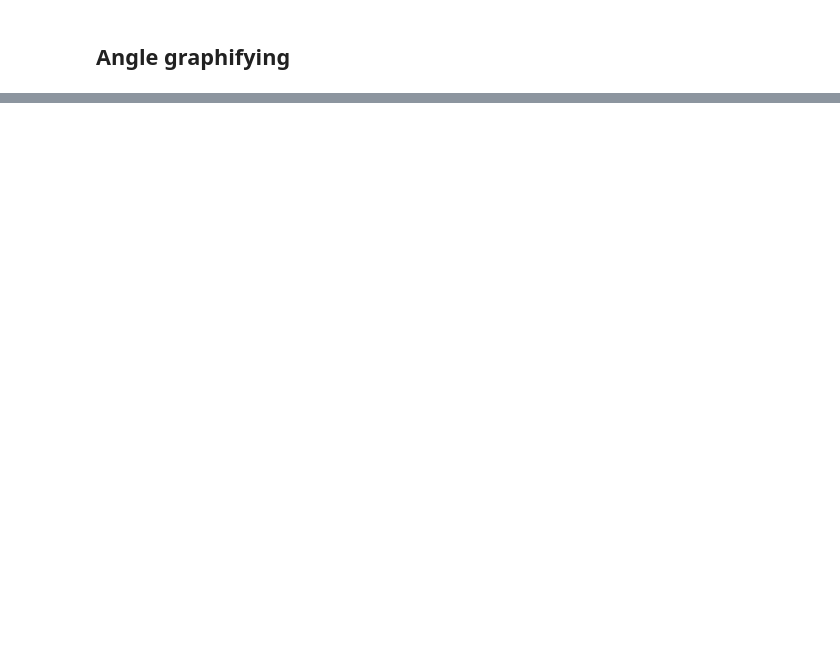
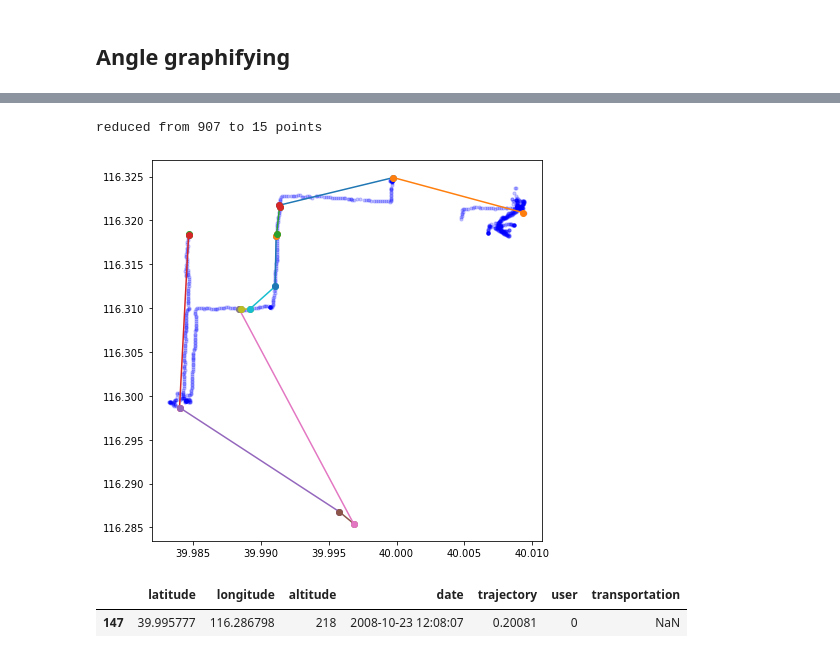
Before and after one commit to svensesen/Beijing-Topo, a Jupyter notebook: test.ipynb, the cells around one changed output, grey strips where cells are left out. Drawn from its saved outputs; the diff is of its cells as text; code cells hidden in the pictures; blank space fills up the shorter version.

```diff
--- a/test.ipynb
+++ b/test.ipynb
@@ -86,0 +157,23 @@ print(graph.edges)
+# %%
+fig, ax = plt.subplots(figsize = (7,7))
+ax.scatter(dft.latitude, dft.longitude, zorder=1, alpha= 0.2, c='b', s=10)
+
+for edge in graph.edges:
+    lat1 = min(edge.vertices).latitude
+    long1 = min(edge.vertices).longitude
+
+    lat2 = max(edge.vertices).latitude
+    long2 = max(edge.vertices).longitude
+
+    plt.plot([lat1, lat2], [long1, long2], marker = 'o')
+
+
+print(f"reduced from {len(dft)} to {len(graph.vertices)} points")
+# %% [output]
+reduced from 907 to 15 points
+[figure, added]
+# %%
+dft[dft["latitude"] == 39.995777]
+# %% [output]
+|  | latitude | longitude | altitude | date | trajectory | user | transportation |
+| 147 | 39.995777 | 116.286798 | 218 | 2008-10-23 12:08:07 | 0.20081 | 0 | NaN |
```
Also changed, not shown: parts of 6 cells of this notebook, 2 other files.
